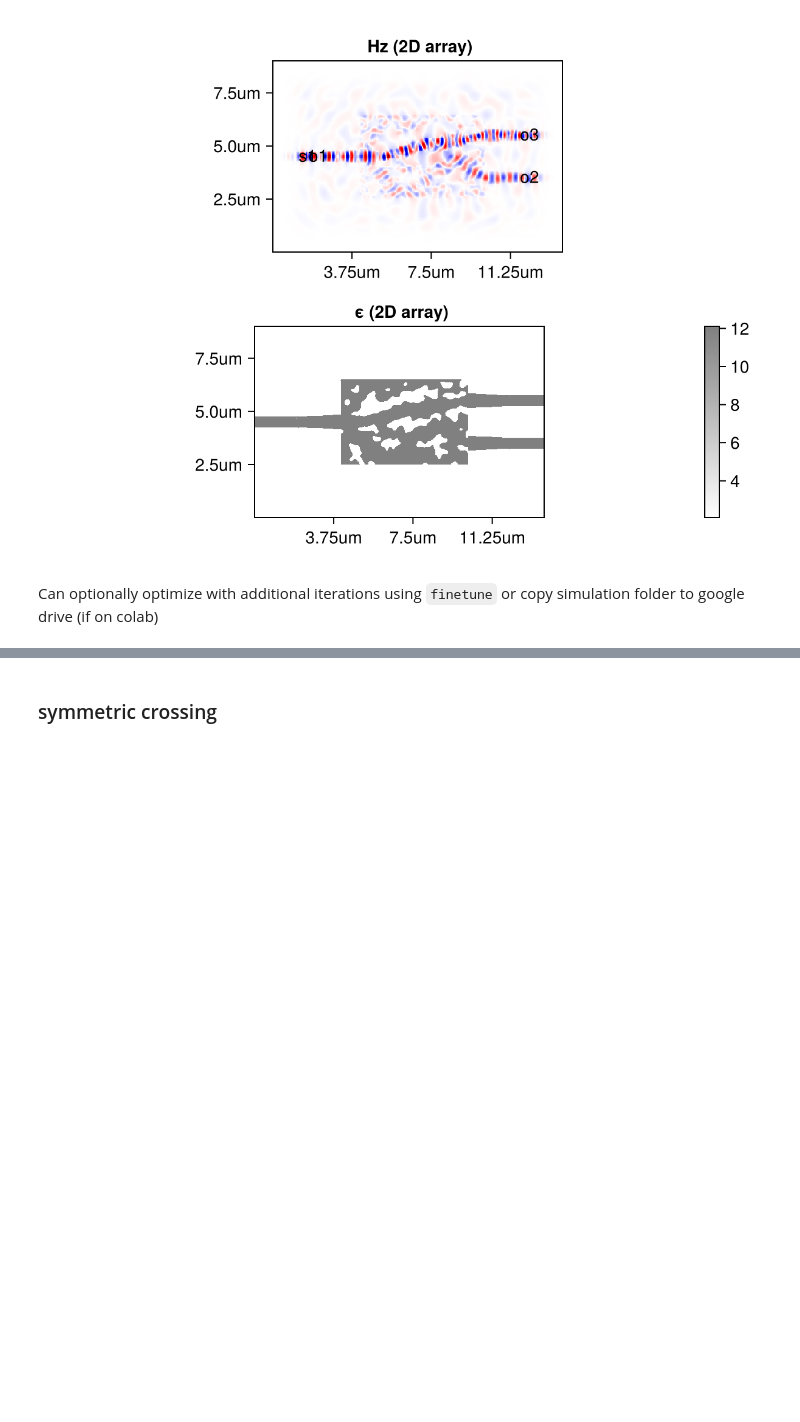
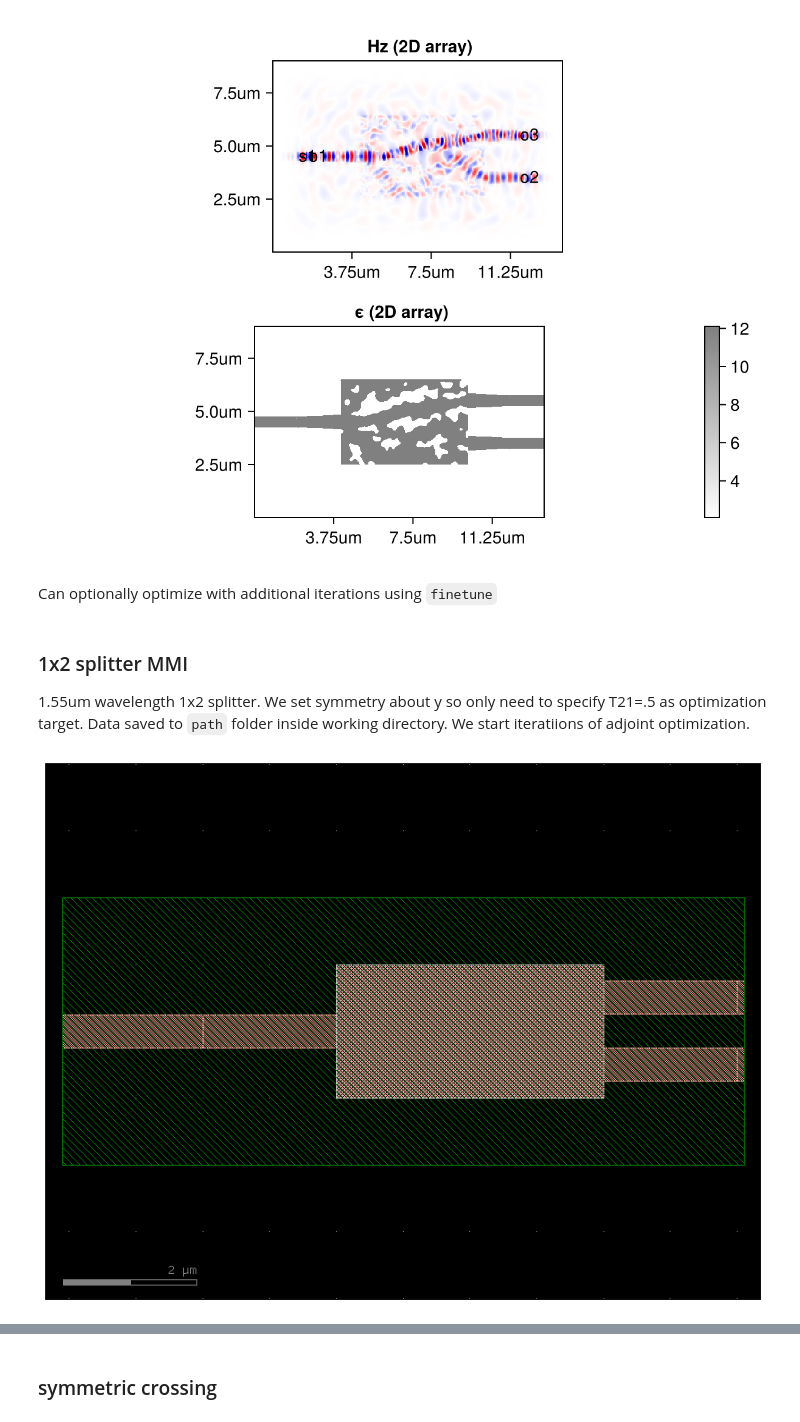
Before and after one commit to paulxshen/Luminescent.jl, a Jupyter notebook: Luminescent_AI_docs.ipynb, the cells around one changed output, grey strips where cells are left out. Saved outputs shown, nothing was run; the diff lists cells and outputs as text; code cells hidden in the pictures; blank space fills up the shorter version.

```diff
--- a/Luminescent_AI_docs.ipynb
+++ b/Luminescent_AI_docs.ipynb
@@ -364,6 +386,6 @@ loading optimized design regions at resolution 0.0125
                                                   'phase': 127.2}}}}
 [figure]
 # %% [markdown]
-Can optionally optimize with additional iterations using `finetune` or copy simulation folder to google drive (if on colab)
+Can optionally optimize with additional iterations using `finetune`
 # %%
 # lumi.finetune(path,stoploss=.03,iters=40)
@@ -370,0 +392,24 @@ Can optionally optimize with additional iterations using `finetune` or copy simu
+# %% [markdown]
+### 1x2 splitter MMI
+1.55um wavelength 1x2 splitter. We set symmetry about y so only need to specify T21=.5 as optimization target. Data saved to `path` folder inside working directory. We start iteratiions of adjoint optimization.
+# %%
+source_port_margin=2
+
+c=gf.Component()
+dut =c<< lumi.mimo(west=1, east=2, l=4.0, w=2.0, wwg=.5)
+ext1=c<<gf.components.straight(source_port_margin+.1)
+ext2=c<<gf.components.straight(.1)
+ext3=c<<gf.components.straight(.1)
+
+ext1.connect("o2", dut.ports["o1"])
+ext2.connect("o1", dut.ports["o2"])
+ext3.connect("o1", dut.ports["o3"])
+
+c.add_port("o1", port=dut.ports["o1"])
+c.add_port("o2", port=dut.ports["o2"])
+c.add_port("o3", port=dut.ports["o3"])
+
+c << gf.components.bbox(component=c, layer=lumi.BBOX, top=1, bottom=1)
+c.plot()
+# %% [output]
+[figure, added]
```
Also changed, not shown: parts of 21 cells of this notebook.
